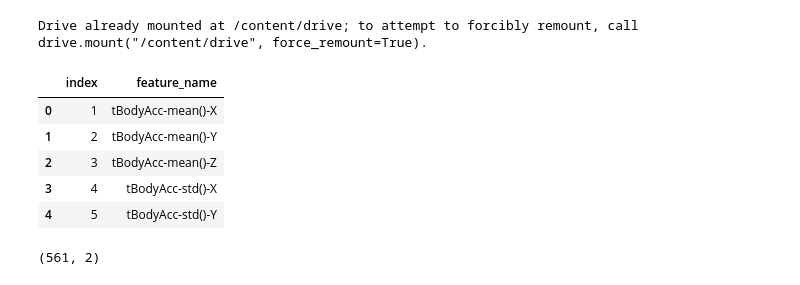
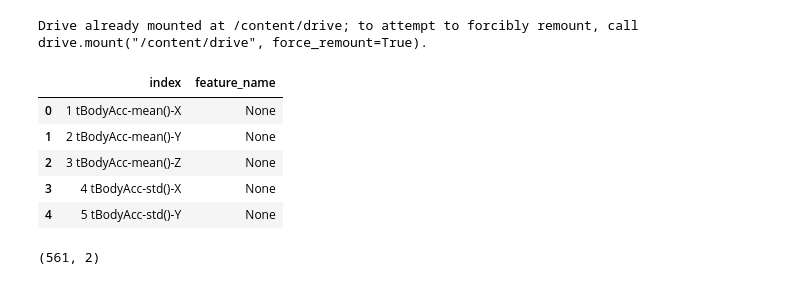
Before and after one commit to gaeun1961/DS_Basic_Analysis_Python, a Jupyter notebook: Ch11__02_센서_데이터로_움직임_분류.ipynb, the cells around one changed output. Saved outputs shown, nothing was run; the diff lists cells and outputs as text; code cells hidden in the pictures.

Commit message:
docs: update data loading completely

```diff
--- a/Ch11__02_센서_데이터로_움직임_분류.ipynb
+++ b/Ch11__02_센서_데이터로_움직임_분류.ipynb
@@ -10,15 +10,15 @@ drive.mount('/content/drive')
 Drive already mounted at /content/drive; to attempt to forcibly remount, call drive.mount("/content/drive", force_remount=True).
 # %%
 #피처 이름 파일 읽어오기
-feature_name_df = pd.read_csv('/content/drive/MyDrive/data/DS_Basic_Analysis_Python/UCI HAR Dataset/features.txt', sep = '\s+', header = None, names = ['index', 'feature_name'], engine = 'python')
+feature_name_df = pd.read_csv('/content/drive/MyDrive/data/DS_Basic_Analysis_Python/UCI HAR Dataset/features.txt', header = None, names = ['index', 'feature_name'], engine = 'python')
 feature_name_df.head()
 # %% [output]
 |  | index | feature_name |
-| 0 | 1 | tBodyAcc-mean()-X |
-| 1 | 2 | tBodyAcc-mean()-Y |
-| 2 | 3 | tBodyAcc-mean()-Z |
-| 3 | 4 | tBodyAcc-std()-X |
-| 4 | 5 | tBodyAcc-std()-Y |
+| 0 | 1 tBodyAcc-mean()-X | None |
+| 1 | 2 tBodyAcc-mean()-Y | None |
+| 2 | 3 tBodyAcc-mean()-Z | None |
+| 3 | 4 tBodyAcc-std()-X | None |
+| 4 | 5 tBodyAcc-std()-Y | None |
 # %%
 feature_name_df.shape
 # %% [output]
```
